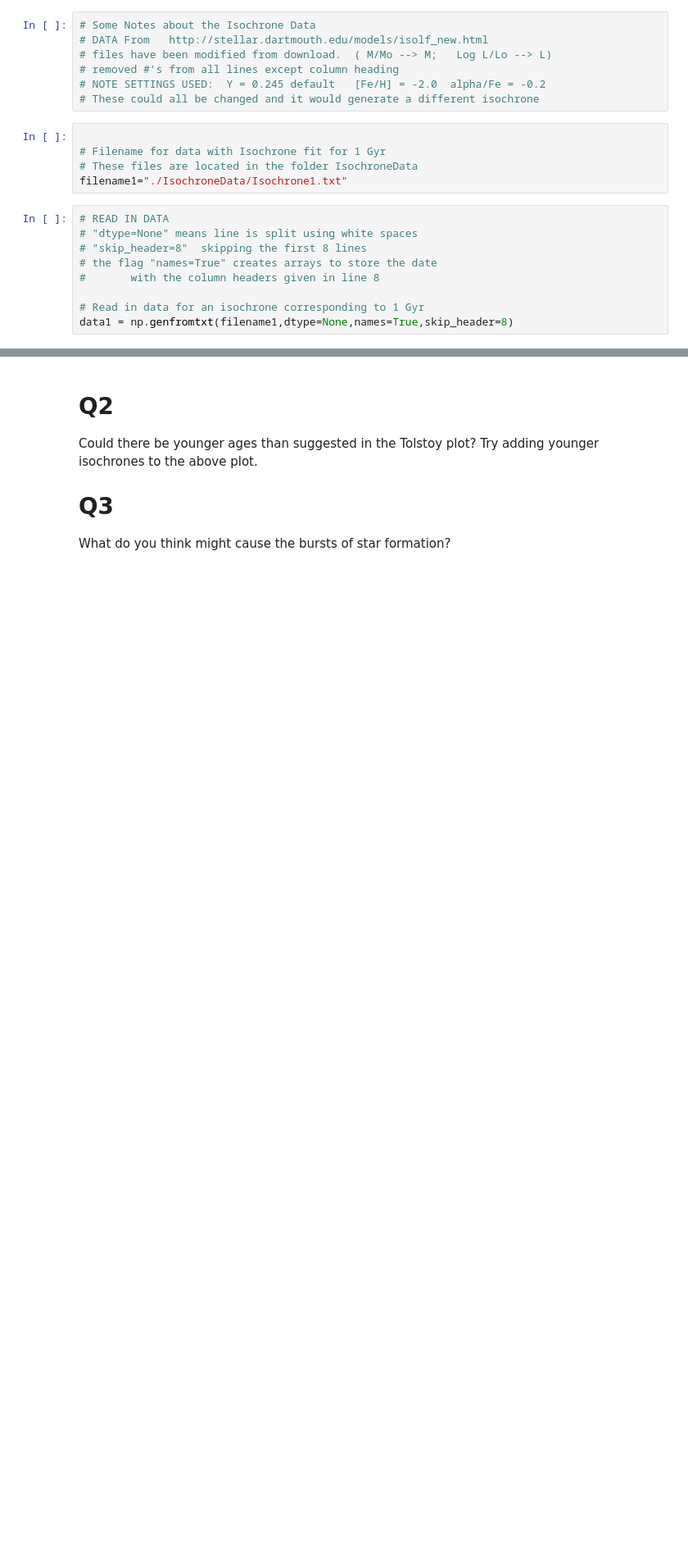
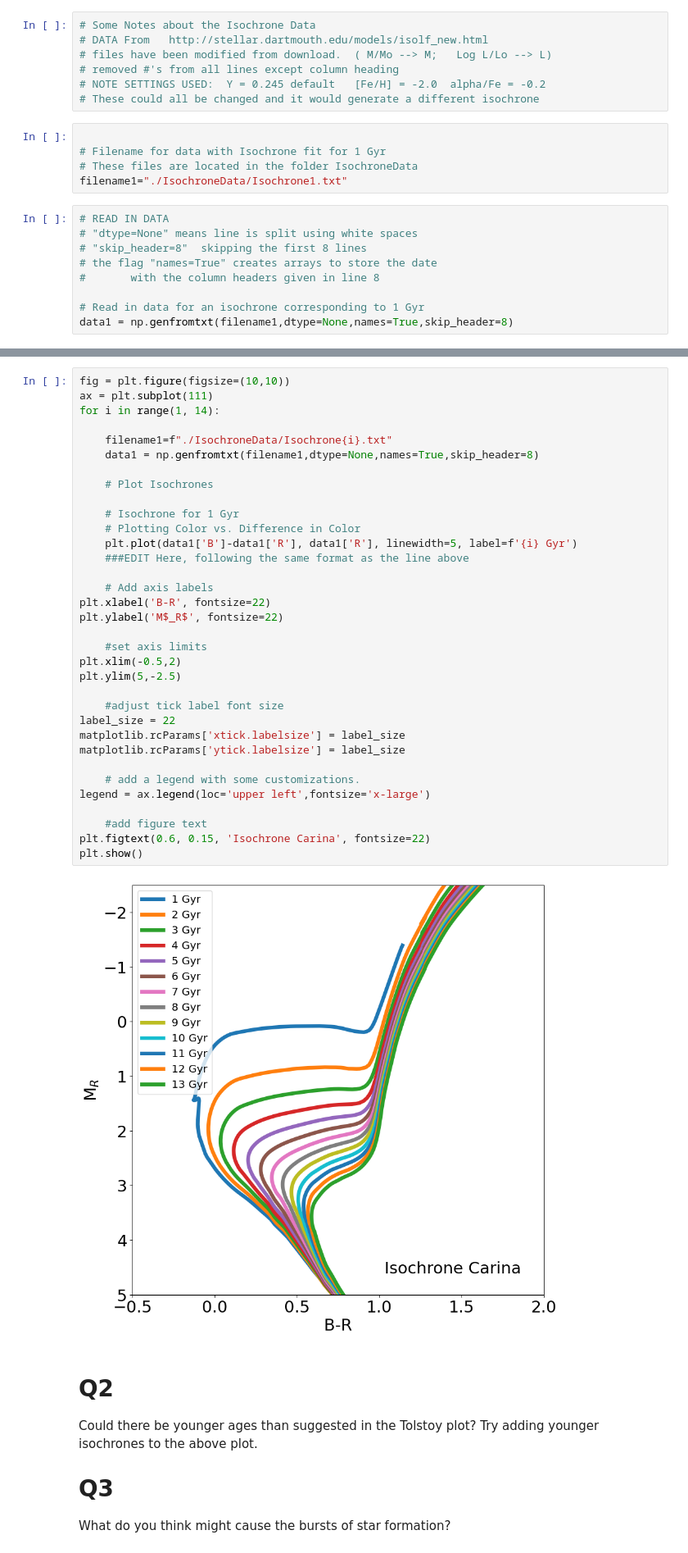
Before and after one commit to avichalk/400B_2023_Kaul, a Jupyter notebook: labs/lab4/Lab4.ipynb, the cells around one changed output, grey strips where cells are left out. Shown at 82% size. Cells and saved outputs as stored; diff of their text form; blank space fills up the shorter version.

```diff
--- a/labs/lab4/Lab4.ipynb
+++ b/labs/lab4/Lab4.ipynb
@@ -84,3 +84,39 @@ plt.savefig('IsochroneLab4.png')
+# %%
+fig = plt.figure(figsize=(10,10))
+ax = plt.subplot(111)
+for i in range(1, 14):
+
+    filename1=f"./IsochroneData/Isochrone{i}.txt"
+    data1 = np.genfromtxt(filename1,dtype=None,names=True,skip_header=8)
+
+    # Plot Isochrones
+
+    # Isochrone for 1 Gyr
+    # Plotting Color vs. Difference in Color
+    plt.plot(data1['B']-data1['R'], data1['R'], linewidth=5, label=f'{i} Gyr')
+    ###EDIT Here, following the same format as the line above
+
+    # Add axis labels
+plt.xlabel('B-R', fontsize=22)
+plt.ylabel('M$_R$', fontsize=22)
+
+    #set axis limits
+plt.xlim(-0.5,2)
+plt.ylim(5,-2.5)
+
+    #adjust tick label font size
+label_size = 22
+matplotlib.rcParams['xtick.labelsize'] = label_size
+matplotlib.rcParams['ytick.labelsize'] = label_size
+
+    # add a legend with some customizations.
+legend = ax.legend(loc='upper left',fontsize='x-large')
+
+    #add figure text
+plt.figtext(0.6, 0.15, 'Isochrone Carina', fontsize=22)
+plt.show()
+# %% [output]
+[figure, added]
 # %% [markdown]
 # Q2
 
```
Also changed, not shown: parts of 1 cell of this notebook, 1 other file.
